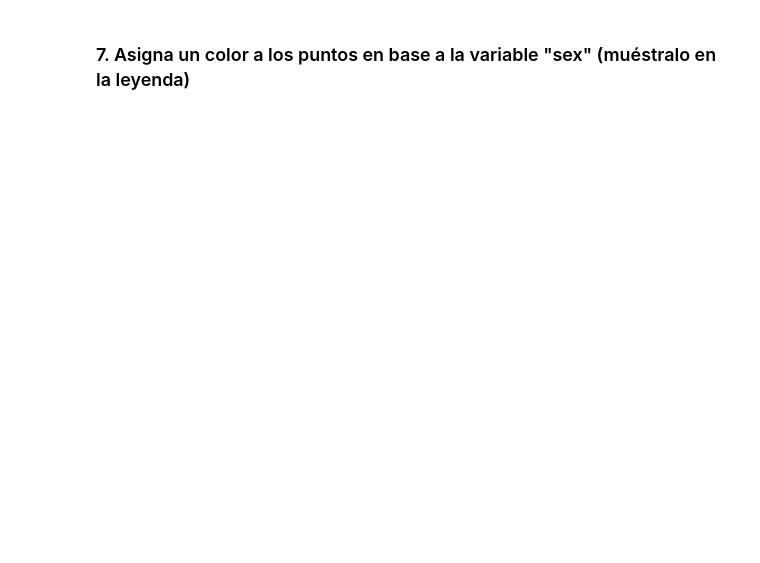
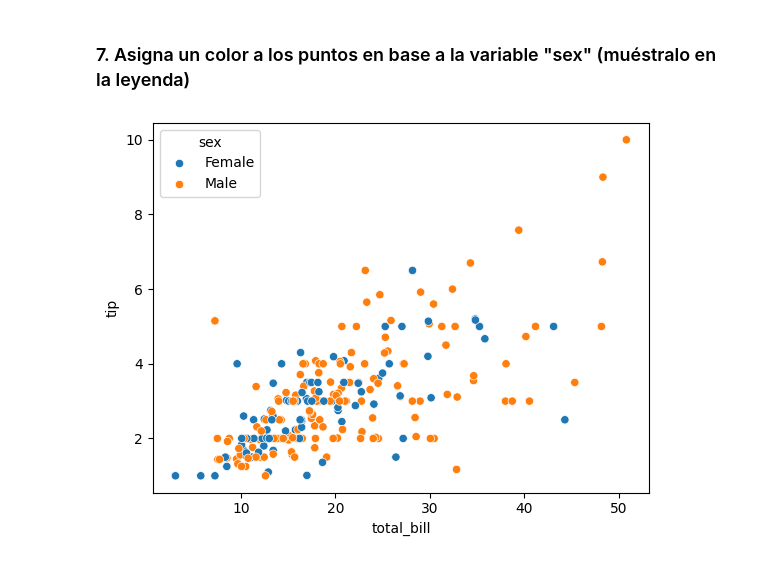
Before and after one commit to RalphNM1/InteligenciaArtificial, a Jupyter notebook: Ejercicios/Numpy/Numpy_pandas/Numpy_pandas.ipynb, the cells around one changed output. Cells and saved outputs as stored; diff of their text form; code cells hidden in the pictures; blank space fills up the shorter version.

```diff
--- a/Ejercicios/Numpy/Numpy_pandas/Numpy_pandas.ipynb
+++ b/Ejercicios/Numpy/Numpy_pandas/Numpy_pandas.ipynb
@@ -56,5 +165,16 @@ El **dataset** que vamos a a utilizar para realizar los siguientes ejercicios se
 # %% [markdown]
 ### 7. Asigna un color a los puntos en base a la variable "sex" (muéstralo en la leyenda)
+# %%
+
+sns.scatterplot(
+    data=tips_df,
+    x="total_bill",
+    y="tip",
+    hue="sex",
+)
+plt.show()
+# %% [output]
+[figure, added]
 # %% [markdown]
 ### 8. Muestra ambas gráficas en una única figura con subplots.
 
```
Also changed, not shown: parts of 14 cells of this notebook, 21 other files.
